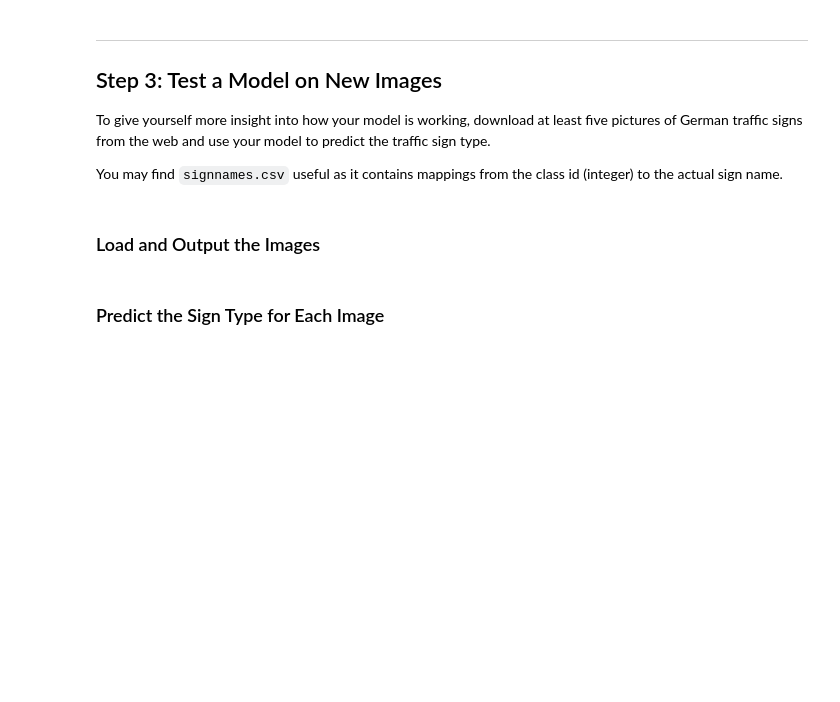
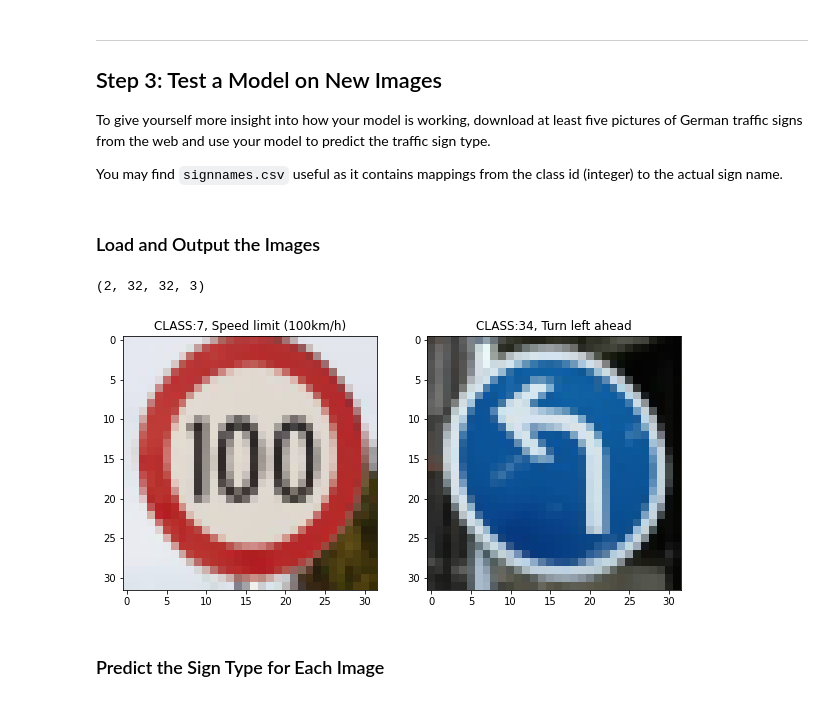
Before and after one commit to SungwookLE/NeuralLab, a Jupyter notebook: 3.Traffic_Sign_Classifier_Project/Traffic_Sign_Classifier.ipynb, the cells around one changed output. Drawn from its saved outputs; the diff is of its cells as text; code cells hidden in the pictures; blank space fills up the shorter version.

Commit message:
feat: traffic_sign classifier updated

```diff
--- a/3.Traffic_Sign_Classifier_Project/Traffic_Sign_Classifier.ipynb
+++ b/3.Traffic_Sign_Classifier_Project/Traffic_Sign_Classifier.ipynb
@@ -353,3 +409,36 @@ You may find `signnames.csv` useful as it contains mappings from the class id (i
+# %%
+### Load the images and plot them here.
+### Feel free to use as many code cells as needed.
+import glob
+import re
+
+signames = pd.read_csv('signnames.csv')
+new_images = glob.glob('./New_images/*.png')
+regex = re.compile(r'\d{1,2}')
+
+new_label=[]
+for fname in new_images:
+    match_obj = regex.search(fname)
+    new_label.append(int(match_obj.group()))
+
+fig,ax=plt.subplots(1,2, figsize=(10,5))
+i=0
+new_set = np.zeros((len(new_label),32,32,3), dtype=np.uint8)
+for fname in new_images:
+    img = cv2.imread(fname)
+    img = cv2.cvtColor(img, cv2.COLOR_BGR2RGB)
+    img = cv2.resize(img, dsize=(32,32), interpolation=cv2.INTER_AREA)
+    new_set[i] = np.array(img)
+
+    ax[i].imshow(img)
+    ax[i].set_title("CLASS:" + str(new_label[i]) + ", " + signames["SignName"].iloc[new_label[i]])
+    i+=1
+
+
+print(new_set.shape)
+# %% [output]
+(2, 32, 32, 3)
+[figure, added]
 # %% [markdown]
 ### Predict the Sign Type for Each Image
 # %%
```
Also changed, not shown: parts of 11 cells of this notebook.
